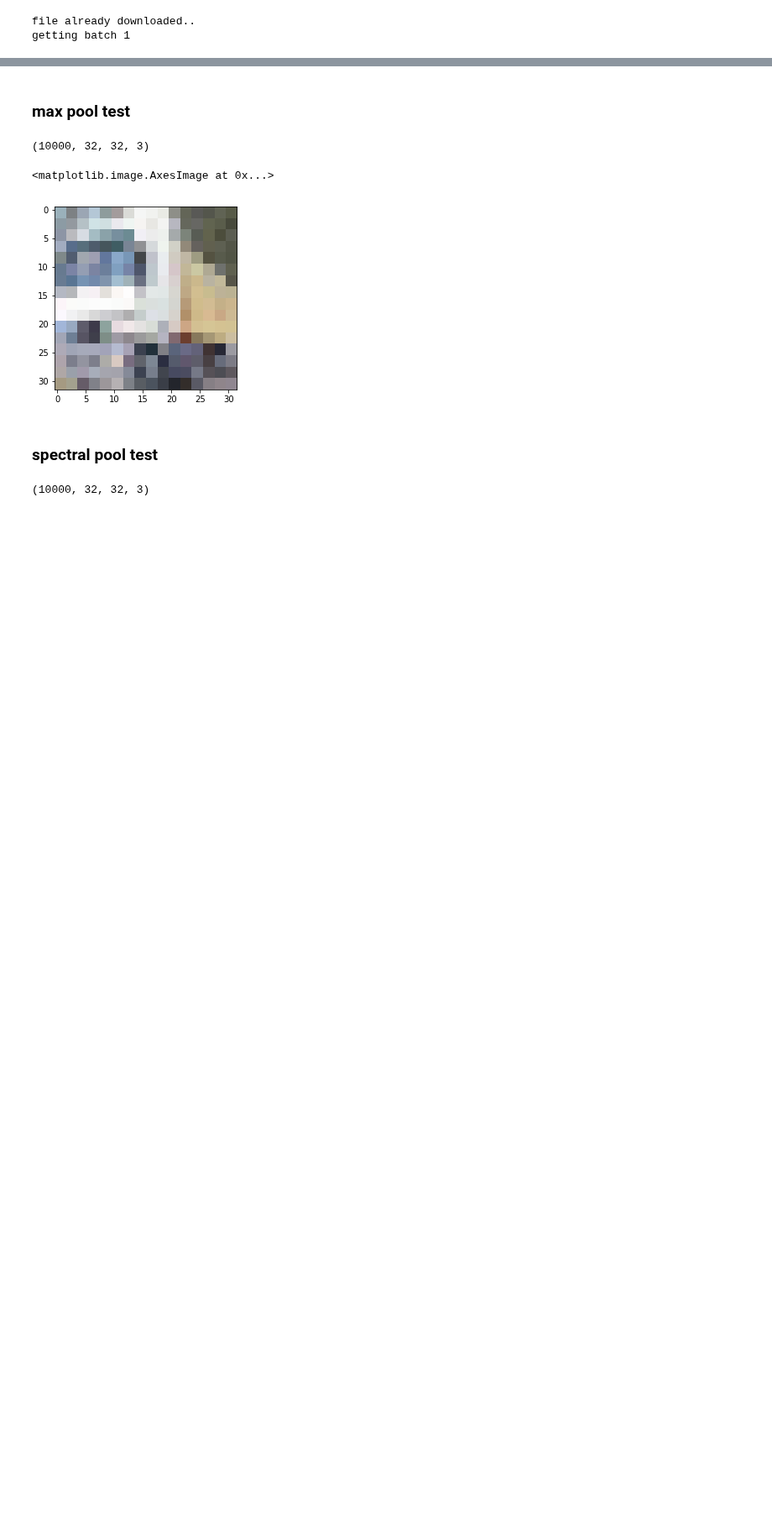
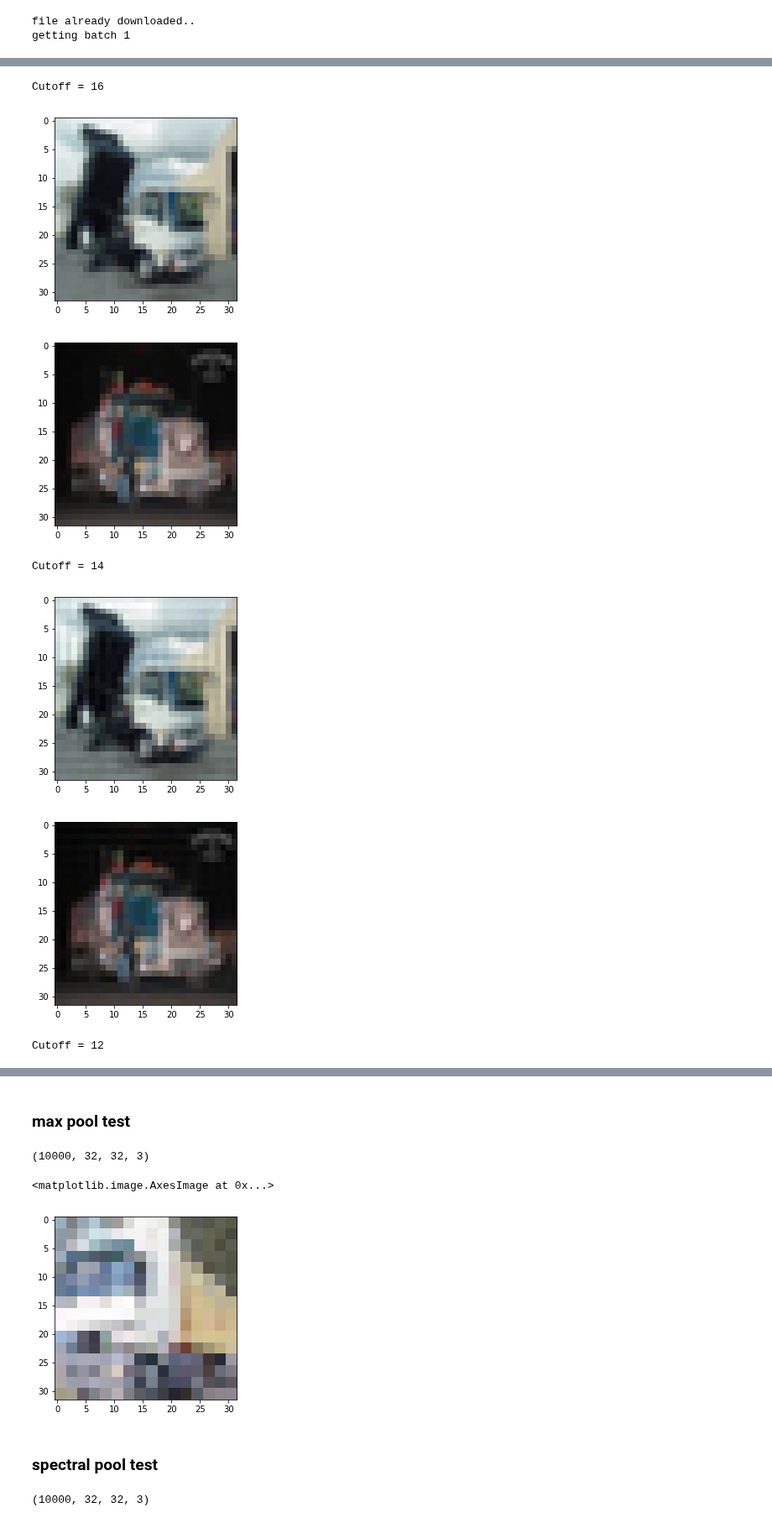
Before and after one commit to oracleofnj/spectral-repr-cnns, a Jupyter notebook: src/Frequency_Dropout_Testing.ipynb, the cells around one changed output, grey strips where cells are left out. Shown at 84% size. Cells and saved outputs as stored; diff of their text form; code cells hidden in the pictures; blank space fills up the shorter version.

```diff
--- a/src/Frequency_Dropout_Testing.ipynb
+++ b/src/Frequency_Dropout_Testing.ipynb
@@ -28,0 +24,25 @@ plt.imshow(images[1], cmap='gray')
+# %%
+batch_size=2
+random_selection_indices = np.random.choice(len(images), size=batch_size)
+
+for cutoff in range(16,1,-2):
+    minibatch_cutoff = tf.cast(tf.constant(cutoff), dtype=tf.float32)
+    random_selection = images[random_selection_indices]
+    downsampled_images = np.moveaxis(
+        test_frequency_dropout(
+            np.moveaxis(random_selection, 3, 1),
+            minibatch_cutoff
+        ), 1, 3
+    )
+    print('Cutoff = {0}'.format(cutoff))
+    for i in range(batch_size):
+        plt.imshow(np.clip(downsampled_images[i],0,1), cmap='gray')
+        plt.show()
+# %% [output]
+Cutoff = 16
+[figure, added]
+[figure, added]
+Cutoff = 14
+[figure, added]
+[figure, added]
+Cutoff = 12
```
Also changed, not shown: parts of 14 cells of this notebook.
